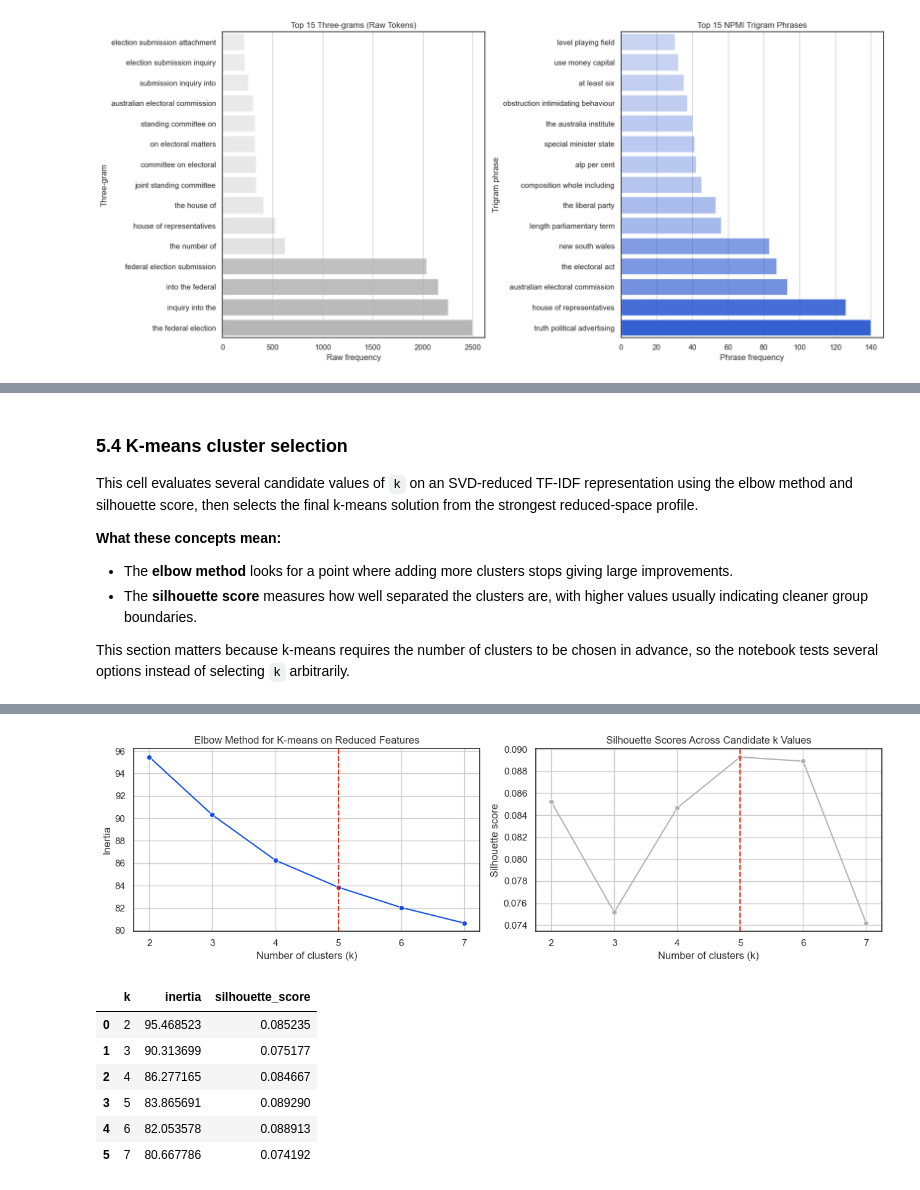
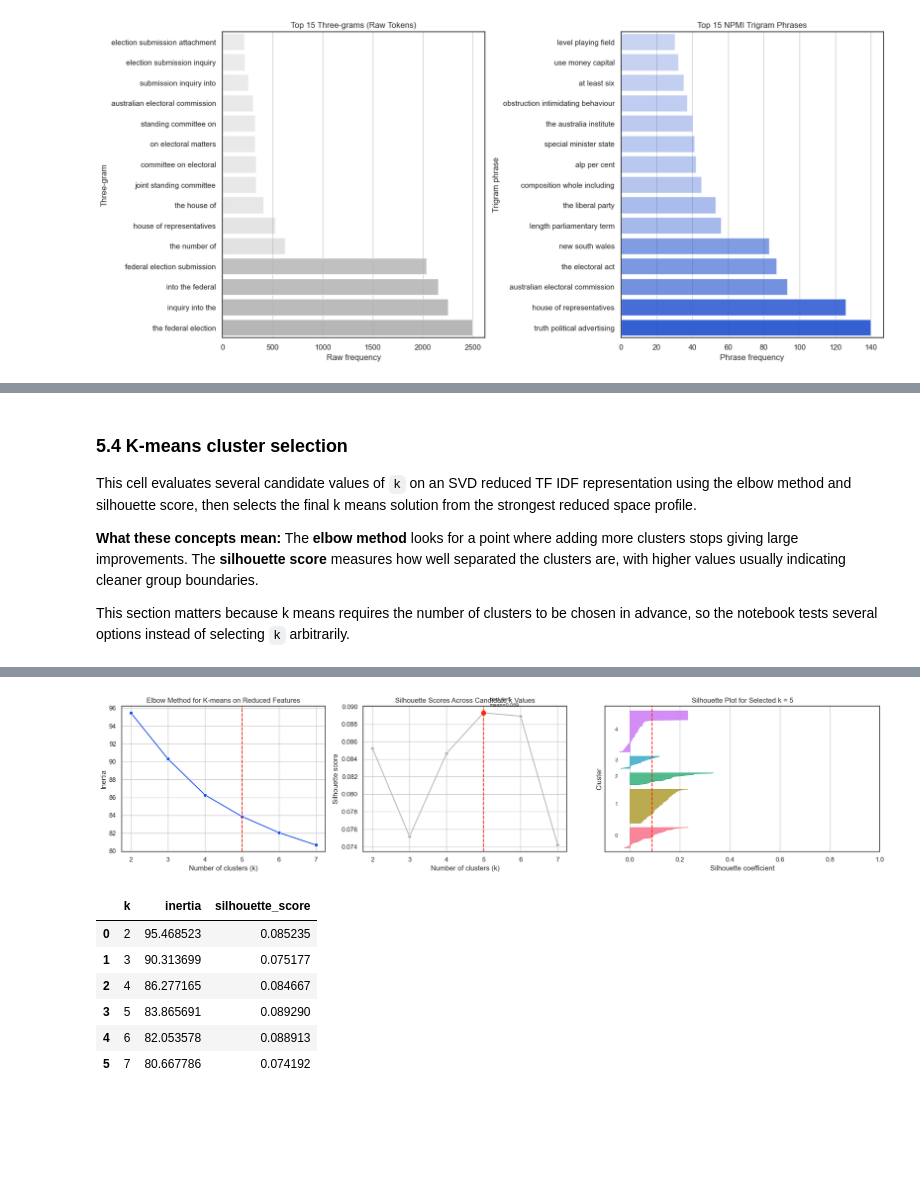
Before and after one commit to Sebas102507/nlp-parliamentary-inquiry-text-mining, a Jupyter notebook: Parliamentary_Inquiry_Text_Mining_Report.ipynb, the cells around one changed output, grey strips where cells are left out. Cells and saved outputs as stored; diff of their text form; code cells hidden in the pictures; blank space fills up the shorter version.

Commit message:
Update report and README with latest analysis improvements
Made-with: Cursor

```diff
--- a/Parliamentary_Inquiry_Text_Mining_Report.ipynb
+++ b/Parliamentary_Inquiry_Text_Mining_Report.ipynb
@@ -425,14 +434,14 @@ Define the service that reads PDFs and builds ingestion records.
 # 0.4 Corpus ingestion service class
 
 class CorpusIngestionService:
-    """Single-responsibility service for PDF extraction and corpus construction."""
+ """Single responsibility service for PDF extraction and corpus construction."""
 
     def __init__(self, config: CorpusConfig):
-        """Initialize service with runtime corpus configuration."""
+ """Initialize service with runtime corpus configuration."""
         self.config = config
 
     def extract_pdf_text(self, pdf_path: Path) -> tuple[str, int, bool]:
-        """Extract text from a PDF and return text, page count, and extraction status."""
+ """Extract text from a PDF and return text, page count, and extraction status."""
         text_parts = []
         page_count = 0
         extraction_ok = True
@@ -450,7 +459,7 @@ class CorpusIngestionService:
         return raw_text, page_count, extraction_ok
 
     def read_corpus(self) -> pd.DataFrame:
-        """Read all submission PDFs and build a filtered corpus dataframe."""
+ """Read all submission PDFs and build a filtered corpus dataframe."""
         pdf_paths = sorted(self.config.docs_dir.glob("*.pdf"))
         if not pdf_paths:
             raise FileNotFoundError("No PDFs found in docs/. Confirm dataset path before continuing.")
@@ -600,16 +612,16 @@ class TextPreprocessor:
         ]
 # %%
 class TextAnalytics:
-    """Collect reusable analytics helpers so notebook methods stay class-scoped."""
+ """Collect reusable analytics helpers so notebook methods stay class scoped."""
 
     @staticmethod
     def compute_ngram_counts(token_sequences: Iterable[list[str]], n: int = 2) -> Counter:
-        """Compute n-gram frequencies from tokenized documents."""
+ """Compute n gram frequencies from tokenized documents."""
         return Counter(gram for tokens in token_sequences for gram in ngrams(tokens, n))
 
     @staticmethod
     def extract_top_terms_per_topic(model: LatentDirichletAllocation, feature_names: np.ndarray, top_n: int = 10) -> pd.DataFrame:
-        """Return a dataframe containing top terms for each topic in an LDA model."""
+ """Return a dataframe containing top terms for each topic in an LDA model."""
         topic_rows = []
         for topic_idx, topic_weights in enumerate(model.components_):
             top_indices = topic_weights.argsort()[::-1][:top_n]
@@ -624,7 +636,7 @@ class TextAnalytics:
     @staticmethod
     def extract_top_terms_per_cluster(matrix, labels: np.ndarray, feature_names: np.ndarray, top_n: int = 10,
                                       cluster_prefix: str = "Cluster") -> pd.DataFrame:
-        """Return a dataframe containing top weighted terms for each document cluster."""
+ """Return a dataframe containing top weighted terms for each document cluster."""
         matrix_dense = matrix.toarray() if hasattr(matrix, "toarray") else np.asarray(matrix)
         labels_array = np.asarray(labels)
         cluster_rows = []
@@ -651,7 +663,7 @@ class TextAnalytics:
         feature_names: np.ndarray,
         top_n: int = 10,
     ) -> float:
-        """Score an sklearn LDA model with Gensim c_v coherence."""
+ """Score an sklearn LDA model with Gensim c_v coherence."""
         words_per_topic = []
         for topic_weights in lda_model.components_:
             top_indices = topic_weights.argsort()[::-1][:top_n]
@@ -671,7 +683,7 @@ class TextAnalytics:
 
     @staticmethod
     def extract_regex_counts(text_series: pd.Series, pattern: str) -> pd.Series:
-        """Extract regex matches from text series and return sorted frequency counts."""
+ """Extract regex matches from text series and return sorted frequency counts."""
         matches = text_series.str.findall(pattern)
         flattened = [item for sublist in matches for item in sublist]
         return pd.Series(flattened).value_counts()
@@ -2129,23 +2285,28 @@ display(hierarchical_top_terms_df)
 # %% [markdown]
+
+<a id="54-k-means-cluster-selection"></a>
+
 ### 5.4 K-means cluster selection
 
-This cell evaluates several candidate values of `k` on an SVD-reduced TF-IDF representation using the elbow method and silhouette score, then selects the final k-means solution from the strongest reduced-space profile.
+This cell evaluates several candidate values of `k` on an SVD reduced TF IDF representation using the elbow method and silhouette score, then selects the final k means solution from the strongest reduced space profile.
 
 **What these concepts mean:**
-- The **elbow method** looks for a point where adding more clusters stops giving large improvements.
-- The **silhouette score** measures how well separated the clusters are, with higher values usually indicating cleaner group boundaries.
+The **elbow method** looks for a point where adding more clusters stops giving large improvements.
+The **silhouette score** measures how well separated the clusters are, with higher values usually indicating cleaner group boundaries.
 
-This section matters because k-means requires the number of clusters to be chosen in advance, so the notebook tests several options instead of selecting `k` arbitrarily.
+This section matters because k means requires the number of clusters to be chosen in advance, so the notebook tests several options instead of selecting `k` arbitrarily.
 # %%
-# 5.4 K-means cluster selection
+# 5.4 K means cluster selection
 
 kmeans_feature_matrix = reduced_features
 k_candidates = list(range(2, 8))
 cluster_eval_rows = []
+cluster_label_map = {}
 
 for k in k_candidates:
     candidate_model = KMeans(n_clusters=k, random_state=42, n_init=20)
     candidate_labels = candidate_model.fit_predict(kmeans_feature_matrix)
+    cluster_label_map[k] = candidate_labels
     cluster_eval_rows.append(
         {
             "k": k,
@@ -2162,7 +2323,11 @@ LOGGER.info(
     n_svd_components,
 )
 
-fig, axes = plt.subplots(1, 2, figsize=(13, 4))
+best_labels = cluster_label_map[best_k]
+best_silhouette_avg = float(cluster_eval_df.loc[cluster_eval_df["k"] == best_k, "silhouette_score"].iloc[0])
+best_silhouette_values = silhouette_samples(kmeans_feature_matrix, best_labels)
+
+fig, axes = plt.subplots(1, 3, figsize=(19, 4.5), gridspec_kw={"width_ratios": [1, 1, 1.35]})
 
 sns.lineplot(data=cluster_eval_df, x="k", y="inertia", marker="o", color=UTS_PALETTE["blue"], ax=axes[0])
 axes[0].axvline(best_k, color=UTS_PALETTE["red"], linestyle="--", linewidth=1.5)
@@ -2175,6 +2340,41 @@ axes[1].axvline(best_k, color=UTS_PALETTE["red"], linestyle="--", linewidth=1.5)
 axes[1].set_title("Silhouette Scores Across Candidate k Values")
 axes[1].set_xlabel("Number of clusters (k)")
 axes[1].set_ylabel("Silhouette score")
+axes[1].scatter([best_k], [best_silhouette_avg], color=UTS_PALETTE["red"], s=55, zorder=3)
+axes[1].annotate(
+    f"best_k={best_k}\nmean={best_silhouette_avg:.3f}",
+    xy=(best_k, best_silhouette_avg),
+    xytext=(10, 10),
+    textcoords="offset points",
+    fontsize=9,
+    color=UTS_PALETTE["dark_grey"],
+)
+
+cluster_colors = sns.color_palette("husl", n_colors=best_k)
+y_lower = 10
+for cluster_id, color in zip(range(best_k), cluster_colors):
+    cluster_silhouette_values = best_silhouette_values[best_labels == cluster_id]
+    cluster_silhouette_values.sort()
+    cluster_size = cluster_silhouette_values.shape[0]
+    y_upper = y_lower + cluster_size
+    axes[2].fill_betweenx(
+        np.arange(y_lower, y_upper),
+        0,
+        cluster_silhouette_values,
+        facecolor=color,
+        edgecolor=color,
+        alpha=0.85,
+    )
+    axes[2].text(-0.06, y_lower + 0.5 * cluster_size, str(cluster_id), fontsize=9, color=UTS_PALETTE["dark_grey"])
+    y_lower = y_upper + 10
+
+axes[2].axvline(best_silhouette_avg, color=UTS_PALETTE["red"], linestyle="--", linewidth=1.5)
+axes[2].set_title(f"Silhouette Plot for Selected k = {best_k}")
+axes[2].set_xlabel("Silhouette coefficient")
+axes[2].set_ylabel("Cluster")
+axes[2].set_yticks([])
+axes[2].set_xlim(min(-0.1, float(best_silhouette_values.min()) - 0.05), 1.0)
+axes[2].set_ylim(0, y_lower)
 
 plt.tight_layout()
 plt.show()
@@ -2185,4 +2385,4 @@ cluster_eval_df
-[figure, old version]
+[figure, new version]
 |  | k | inertia | silhouette_score |
 | 0 | 2 | 95.468523 | 0.085235 |
 | 1 | 3 | 90.313699 | 0.075177 |
```
Also changed, not shown: parts of 85 cells of this notebook, 1 other file.
